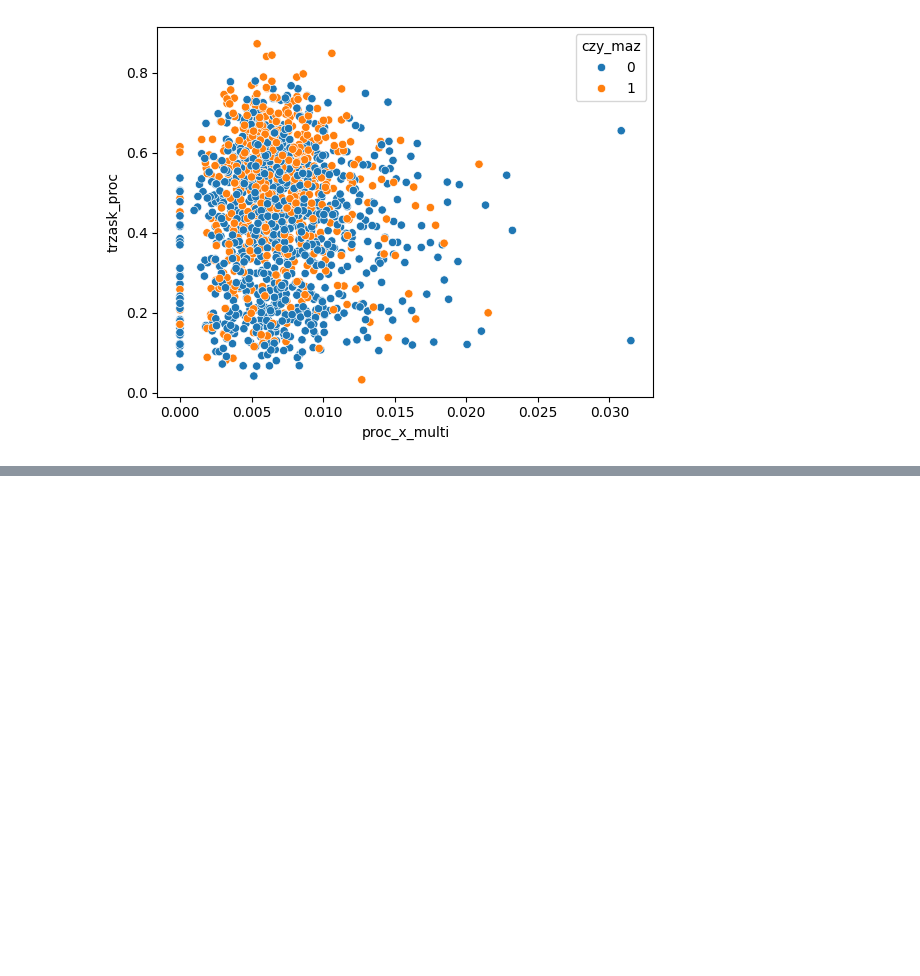
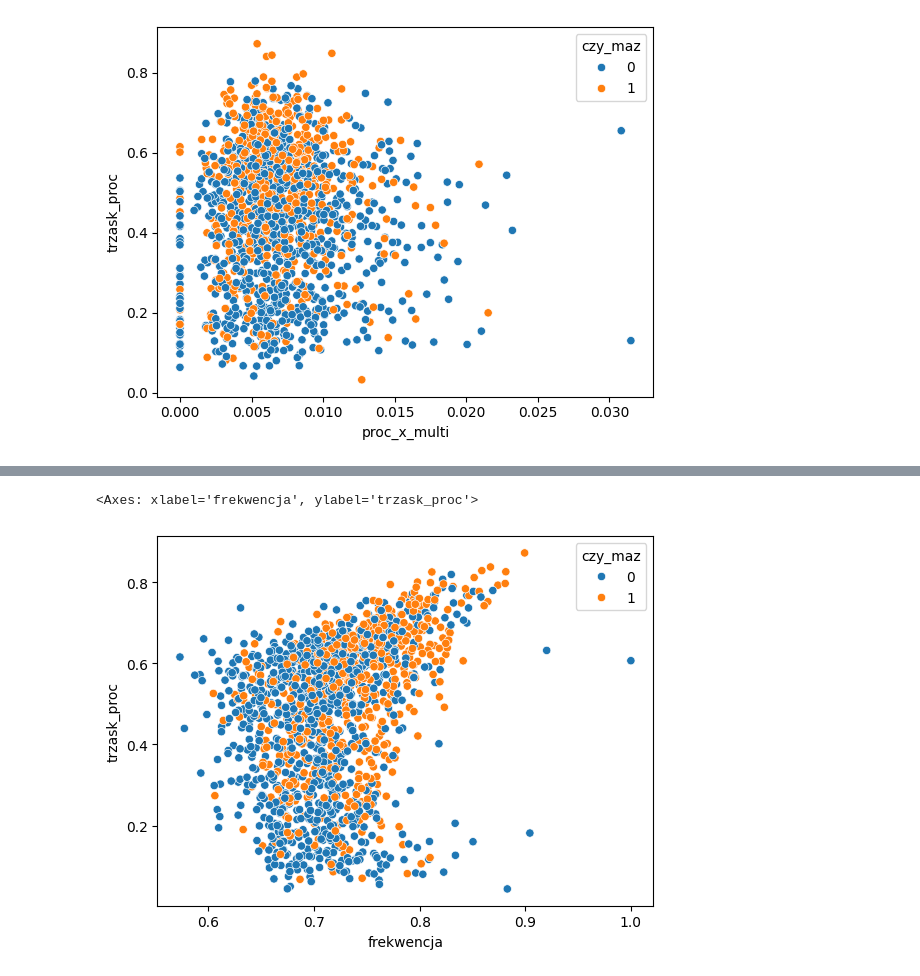
Before and after one commit to GrabarzVIII/election_analisys_stacjaIT, a Jupyter notebook: notebooks/analisys.ipynb, the cells around one changed output, grey strips where cells are left out. Saved outputs shown, nothing was run; the diff lists cells and outputs as text; code cells hidden in the pictures; blank space fills up the shorter version.

Commit message:
Trzaskowski votes vs voter turnout and trust tee

```diff
--- a/notebooks/analisys.ipynb
+++ b/notebooks/analisys.ipynb
@@ -307,3 +307,5 @@ sns.scatterplot(data=turn2_invalid_votes, x='proc_x_multi', y='trzask_proc', hue
 # %% [output]
 <Axes: xlabel='proc_x_multi', ylabel='trzask_proc'>
 [figure]
+# %%
+turn2['sr_frekwencja_niewaz_wojew_kat'] = turn2.groupby(['Województwo','populatio_category'])['frekwencja'].transform('mean')
@@ -309,0 +318,8 @@ sns.scatterplot(data=turn2_invalid_votes, x='proc_x_multi', y='trzask_proc', hue
+# %%
+turn2_mean_voter_turnout = turn2[turn2['frekwencja'] > turn2['sr_frekwencja_niewaz_wojew_kat']].sample(1500, random_state=2137)
+turn2_mean_voter_turnout['trzask_proc'] = turn2_mean_voter_turnout['Rafał Kazimierz TRZASKOWSKI']/turn2_mean_voter_turnout['Liczba głosów ważnych oddanych łącznie na wszystkich kandydatów']
+# %%
+sns.scatterplot(data = turn2_mean_voter_turnout, x='frekwencja', y='trzask_proc', hue='czy_maz')
+# %% [output]
+<Axes: xlabel='frekwencja', ylabel='trzask_proc'>
+[figure, added]
```
Also changed, not shown: parts of 1 cell of this notebook.
